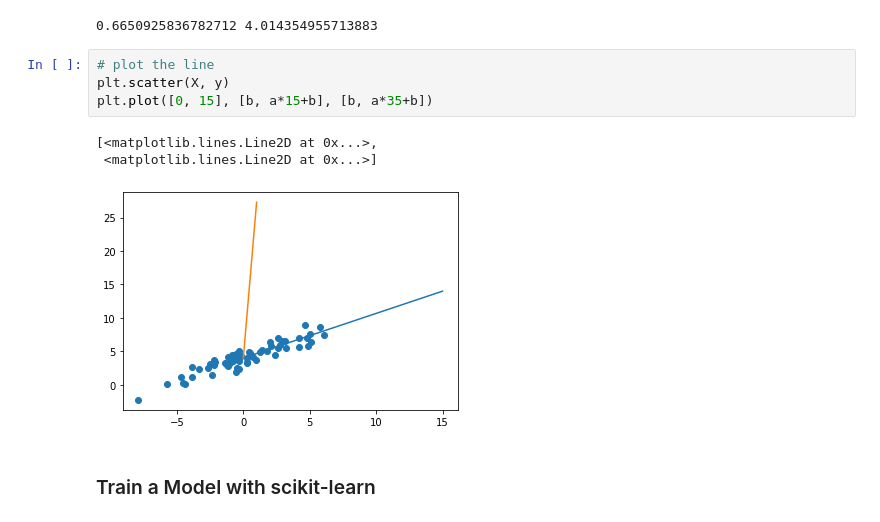
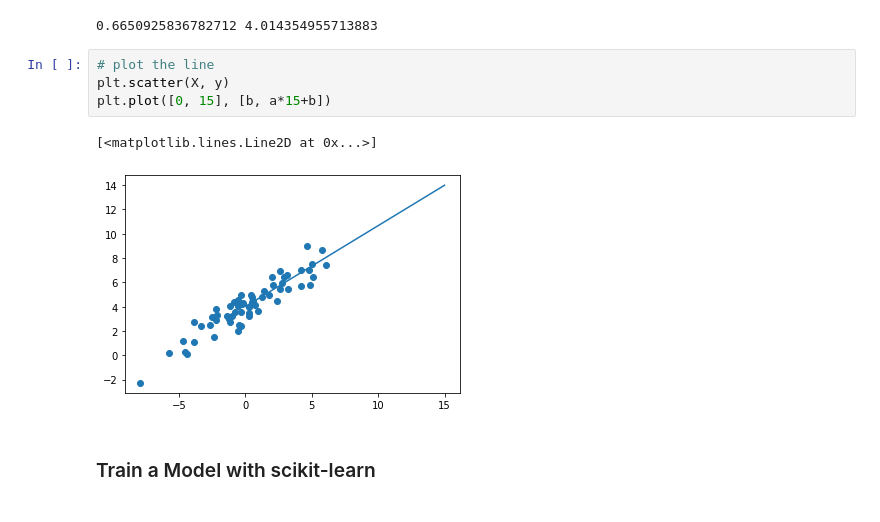
Before and after one commit to BA-Software-Development-Ed/Supervised-Machine-Learning-Regression, a Jupyter notebook: exercises/E4-1-Linear-Regression.ipynb, the cells around one changed output. Drawn from its saved outputs; the diff is of its cells as text.

```diff
--- a/exercises/E4-1-Linear-Regression.ipynb
+++ b/exercises/E4-1-Linear-Regression.ipynb
@@ -78,11 +78,10 @@ print(a, b)
 # %%
 # plot the line
 plt.scatter(X, y)
-plt.plot([0, 15], [b, a*15+b], [b, a*35+b])
+plt.plot([0, 15], [b, a*15+b])
 # %% [output]
-[<matplotlib.lines.Line2D at 0x...>,
- <matplotlib.lines.Line2D at 0x...>]
+[<matplotlib.lines.Line2D at 0x...>]
-[figure, old version]
+[figure, new version]
 # %% [markdown]
 ### Train a Model with scikit-learn
 # %%
```
Also changed, not shown: parts of 1 cell of this notebook, 8 other files.
